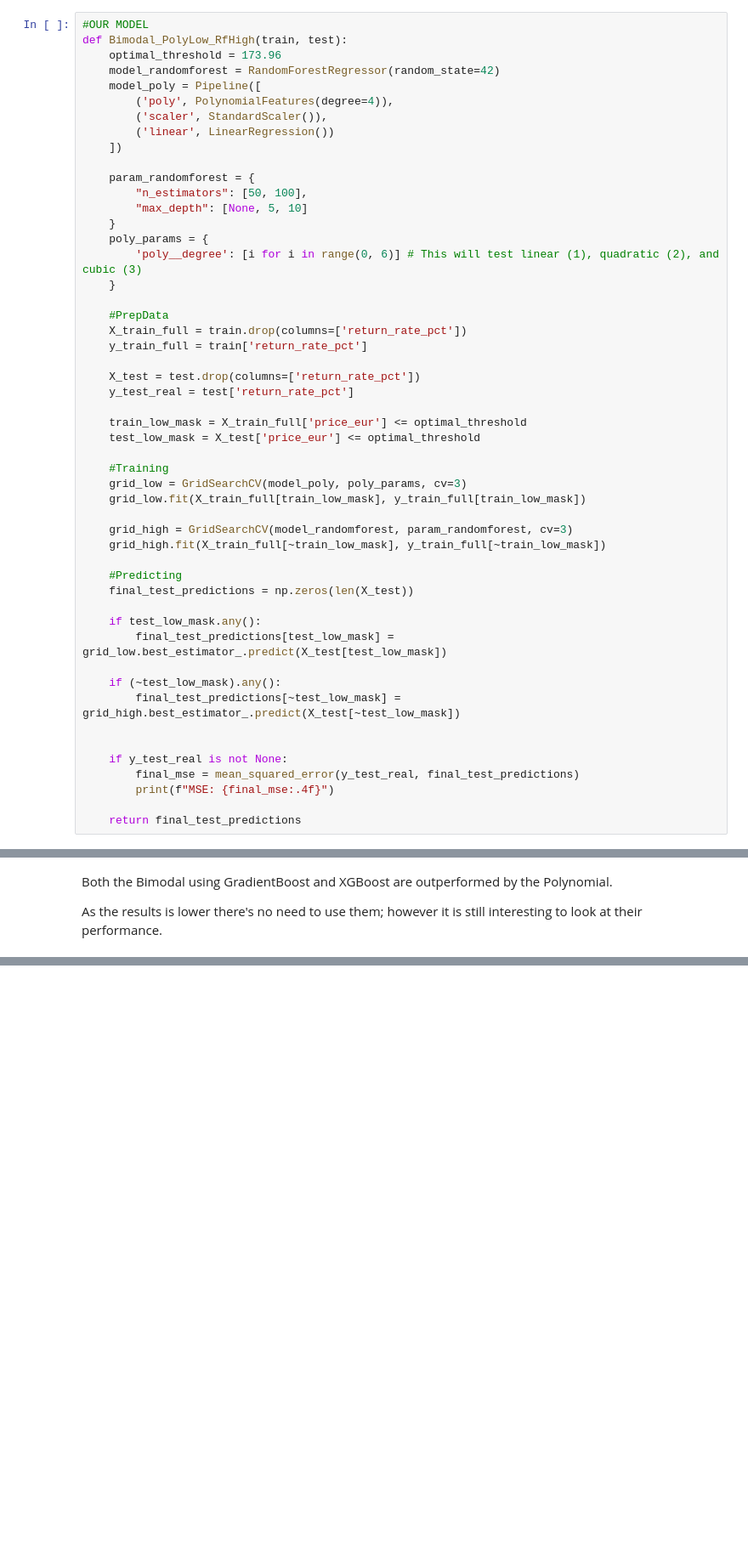
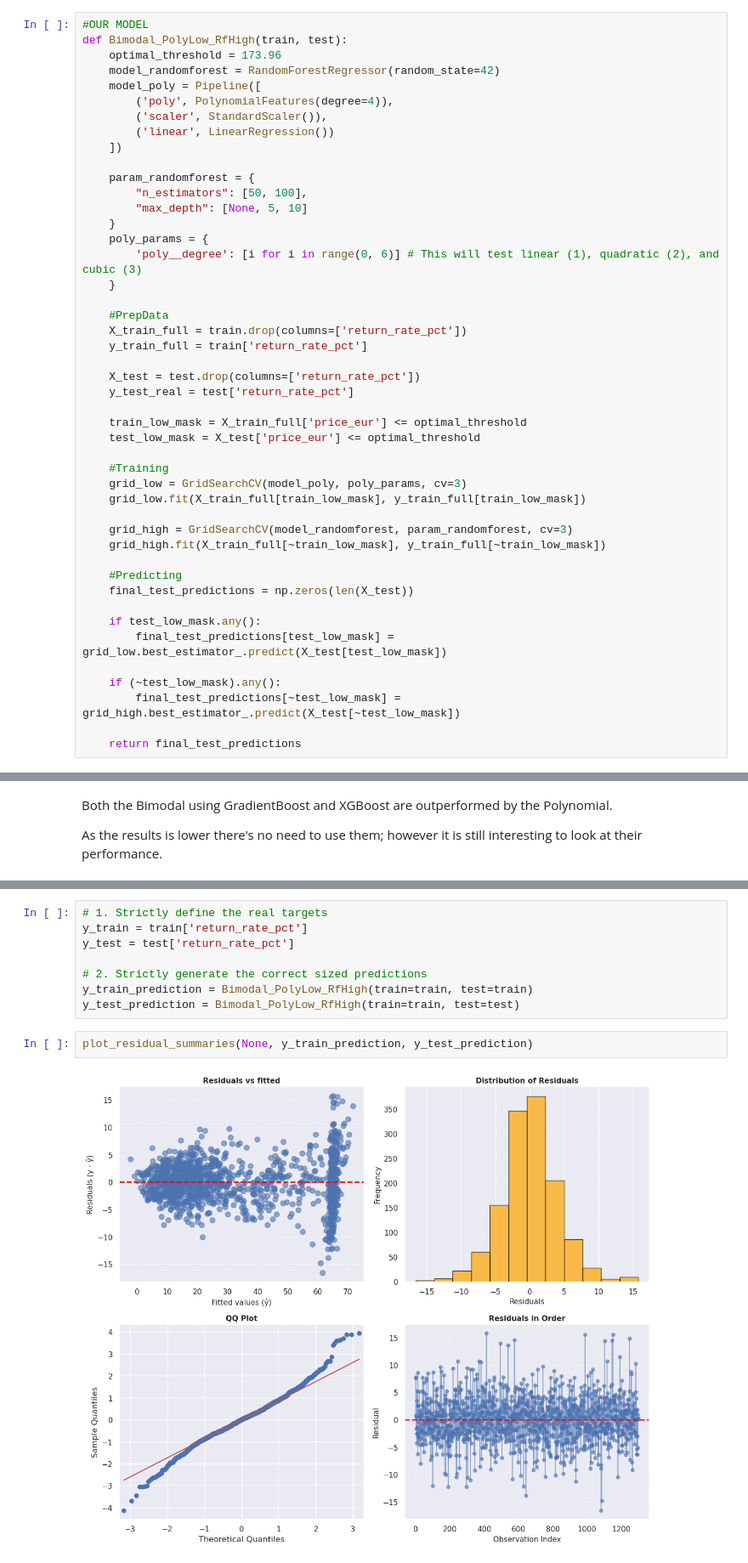
Before and after one commit to tomabrihacescu/return_rate_ecommerce_platform, a Jupyter notebook: draft1.ipynb, the cells around one changed output, grey strips where cells are left out. Shown at 85% size. Drawn from its saved outputs; the diff is of its cells as text; blank space fills up the shorter version.

```diff
--- a/draft1.ipynb
+++ b/draft1.ipynb
@@ -1130,11 +1133,6 @@ def Bimodal_PolyLow_RfHigh(train, test):
     if (~test_low_mask).any():
         final_test_predictions[~test_low_mask] = grid_high.best_estimator_.predict(X_test[~test_low_mask])
 
-
-    if y_test_real is not None:
-        final_mse = mean_squared_error(y_test_real, final_test_predictions)
-        print(f"MSE: {final_mse:.4f}")
-
     return final_test_predictions
 # %% [markdown]
 ## Bimodal Model: GradiengBoost-Low / RandomForest-High
@@ -1154,0 +1160,12 @@ As the results is lower there's no need to use them; however it is still interes
+# %%
+# 1. Strictly define the real targets
+y_train = train['return_rate_pct']
+y_test = test['return_rate_pct']
+
+# 2. Strictly generate the correct sized predictions
+y_train_prediction = Bimodal_PolyLow_RfHigh(train=train, test=train)
+y_test_prediction = Bimodal_PolyLow_RfHigh(train=train, test=test)
+# %%
+plot_residual_summaries(None, y_train_prediction, y_test_prediction)
+# %% [output]
+[figure, added]
```
Also changed, not shown: parts of 9 cells of this notebook, 3 other files.
